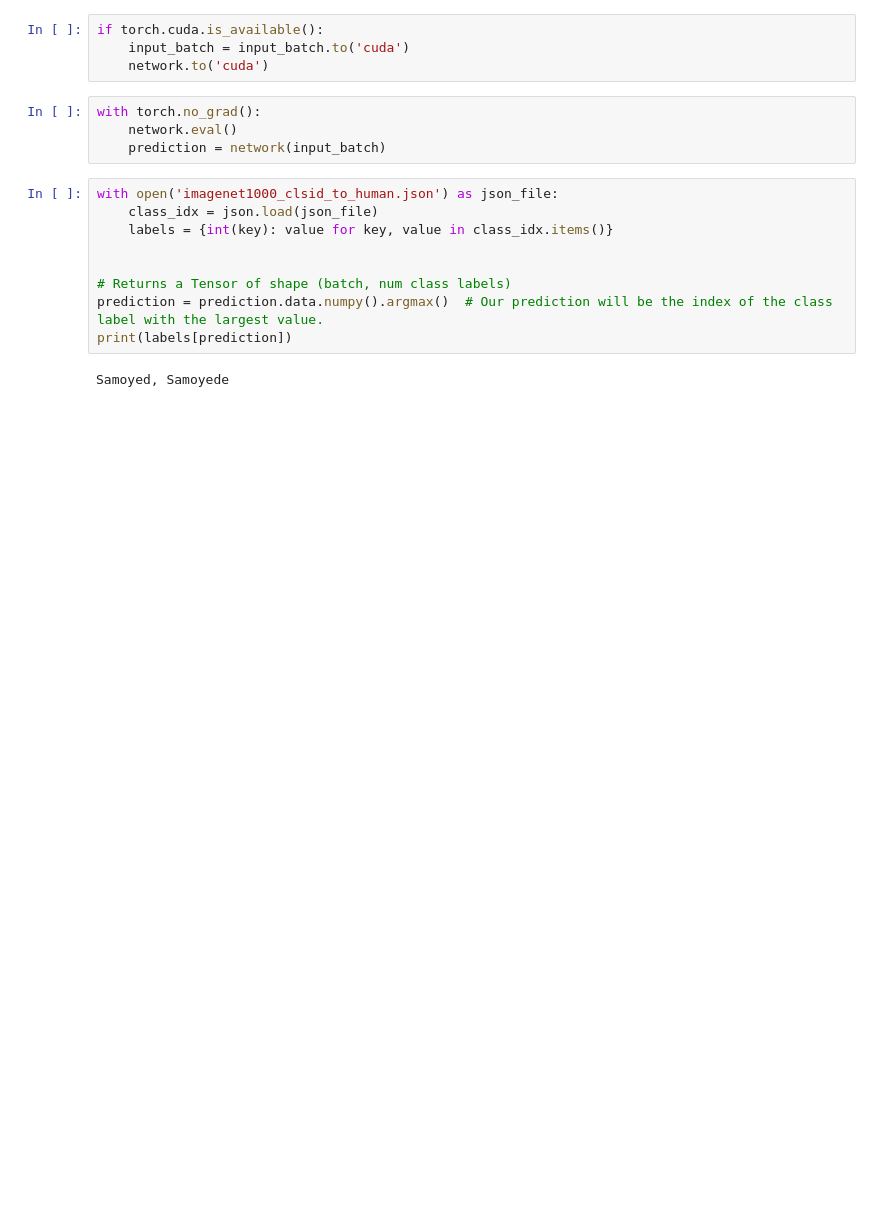
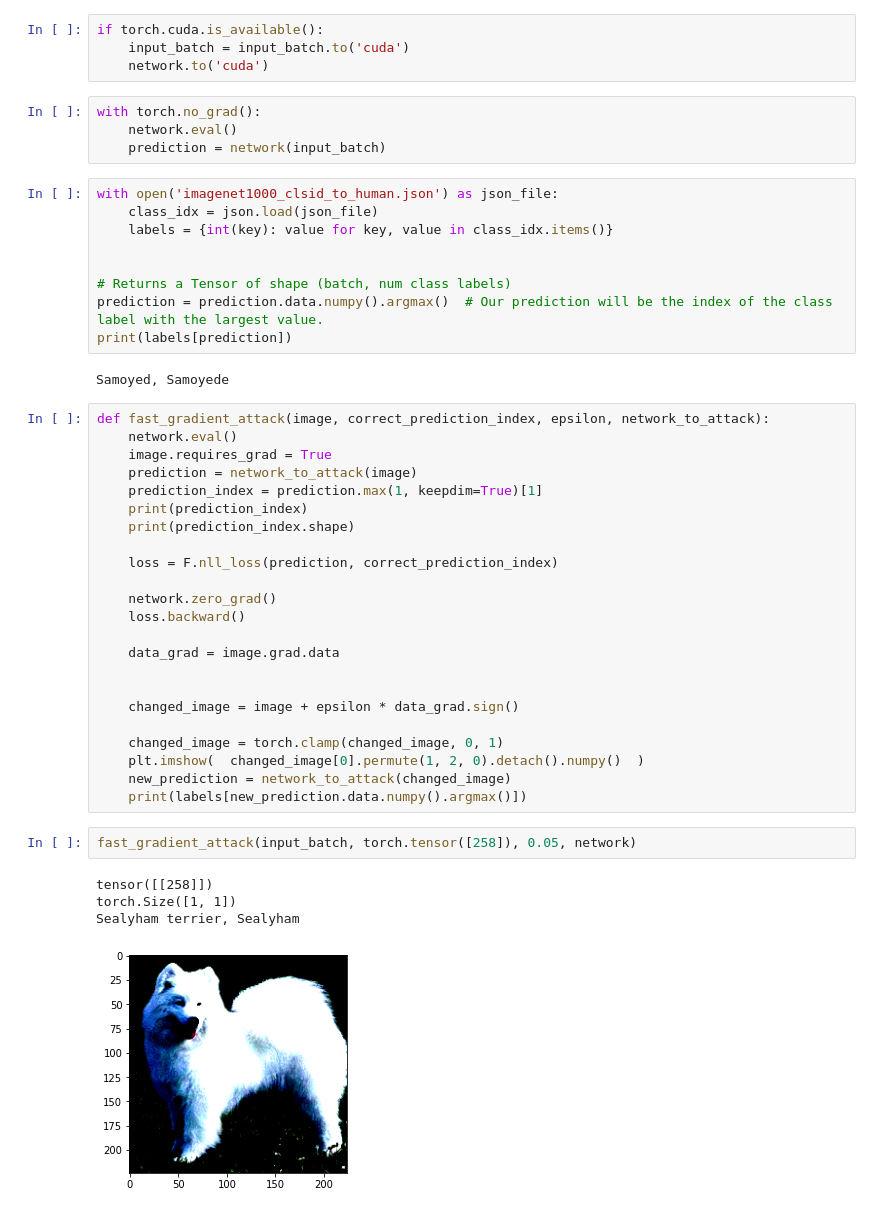
Before and after one commit to DanonOfficial/Adversarial_Attacks_project, a Jupyter notebook: AdvAttack.ipynb, the cells around one changed output. Cells and saved outputs as stored; diff of their text form; blank space fills up the shorter version.

Commit message:
Added fast gradient attack

```diff
--- a/AdvAttack.ipynb
+++ b/AdvAttack.ipynb
@@ -41,3 +48,33 @@ prediction = prediction.data.numpy().argmax()  # Our prediction will be the inde
 print(labels[prediction])
 # %% [output]
 Samoyed, Samoyede
+# %%
+def fast_gradient_attack(image, correct_prediction_index, epsilon, network_to_attack):
+    network.eval()
+    image.requires_grad = True
+    prediction = network_to_attack(image)
+    prediction_index = prediction.max(1, keepdim=True)[1]
+    print(prediction_index)
+    print(prediction_index.shape)
+
+    loss = F.nll_loss(prediction, correct_prediction_index)
+
+    network.zero_grad()
+    loss.backward()
+
+    data_grad = image.grad.data
+
+
+    changed_image = image + epsilon * data_grad.sign()
+
+    changed_image = torch.clamp(changed_image, 0, 1)
+    plt.imshow(  changed_image[0].permute(1, 2, 0).detach().numpy()  )
+    new_prediction = network_to_attack(changed_image)
+    print(labels[new_prediction.data.numpy().argmax()])
+# %%
+fast_gradient_attack(input_batch, torch.tensor([258]), 0.05, network)
+# %% [output]
+tensor([[258]])
+torch.Size([1, 1])
+Sealyham terrier, Sealyham
+[figure, added]
```
Also changed, not shown: parts of 2 cells of this notebook.
